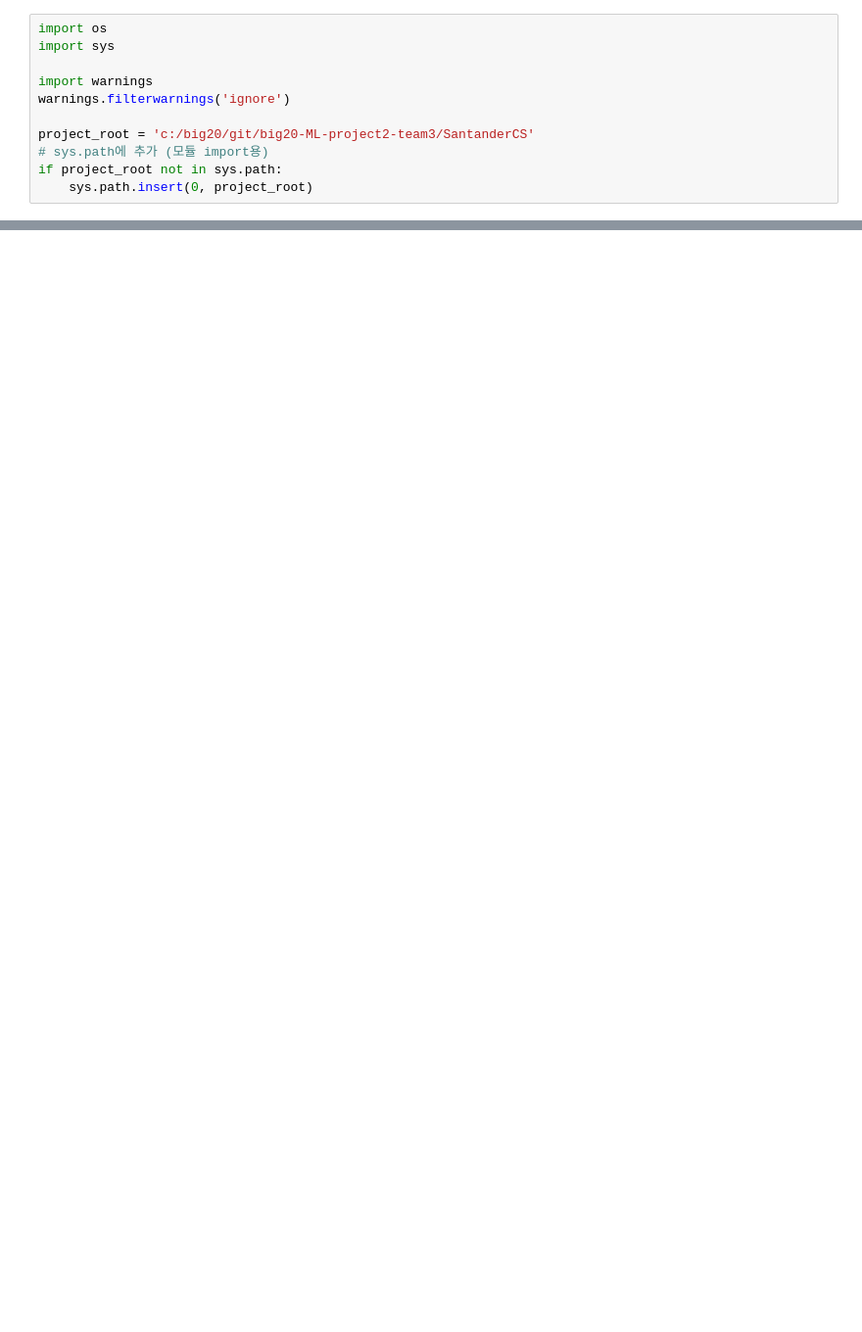
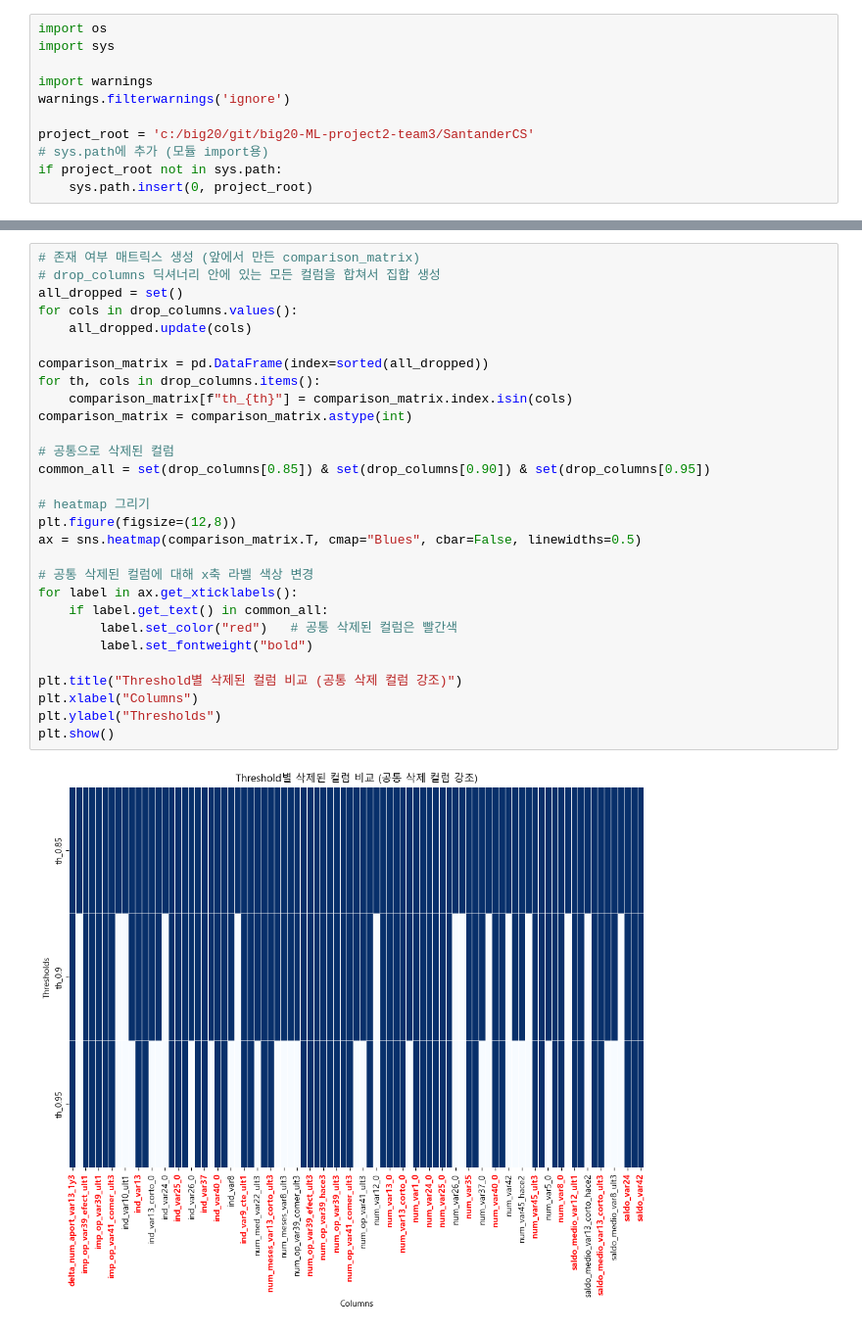
Before and after one commit to jaemin1020/big20-ML-project2-team3, a Jupyter notebook: SantanderCS/src/lsj_1.LightGBM_99perCorr.ipynb, the cells around one changed output, grey strips where cells are left out. Shown at 98% size. Saved outputs shown, nothing was run; the diff lists cells and outputs as text; blank space fills up the shorter version.

```diff
--- a/SantanderCS/src/lsj_1.LightGBM_99perCorr.ipynb
+++ b/SantanderCS/src/lsj_1.LightGBM_99perCorr.ipynb
@@ -95,0 +173,31 @@ saldo_medio_var13_medio_hace3       0        1      0.000000     76020      100.
+# %%
+# 존재 여부 매트릭스 생성 (앞에서 만든 comparison_matrix)
+# drop_columns 딕셔너리 안에 있는 모든 컬럼을 합쳐서 집합 생성
+all_dropped = set()
+for cols in drop_columns.values():
+    all_dropped.update(cols)
+
+comparison_matrix = pd.DataFrame(index=sorted(all_dropped))
+for th, cols in drop_columns.items():
+    comparison_matrix[f"th_{th}"] = comparison_matrix.index.isin(cols)
+comparison_matrix = comparison_matrix.astype(int)
+
+# 공통으로 삭제된 컬럼
+common_all = set(drop_columns[0.85]) & set(drop_columns[0.90]) & set(drop_columns[0.95])
+
+# heatmap 그리기
+plt.figure(figsize=(12,8))
+ax = sns.heatmap(comparison_matrix.T, cmap="Blues", cbar=False, linewidths=0.5)
+
+# 공통 삭제된 컬럼에 대해 x축 라벨 색상 변경
+for label in ax.get_xticklabels():
+    if label.get_text() in common_all:
+        label.set_color("red")   # 공통 삭제된 컬럼은 빨간색
+        label.set_fontweight("bold")
+
+plt.title("Threshold별 삭제된 컬럼 비교 (공통 삭제 컬럼 강조)")
+plt.xlabel("Columns")
+plt.ylabel("Thresholds")
+plt.show()
+# %% [output]
+[figure, added]
```
Also changed, not shown: parts of 7 cells of this notebook, 1 other file.
